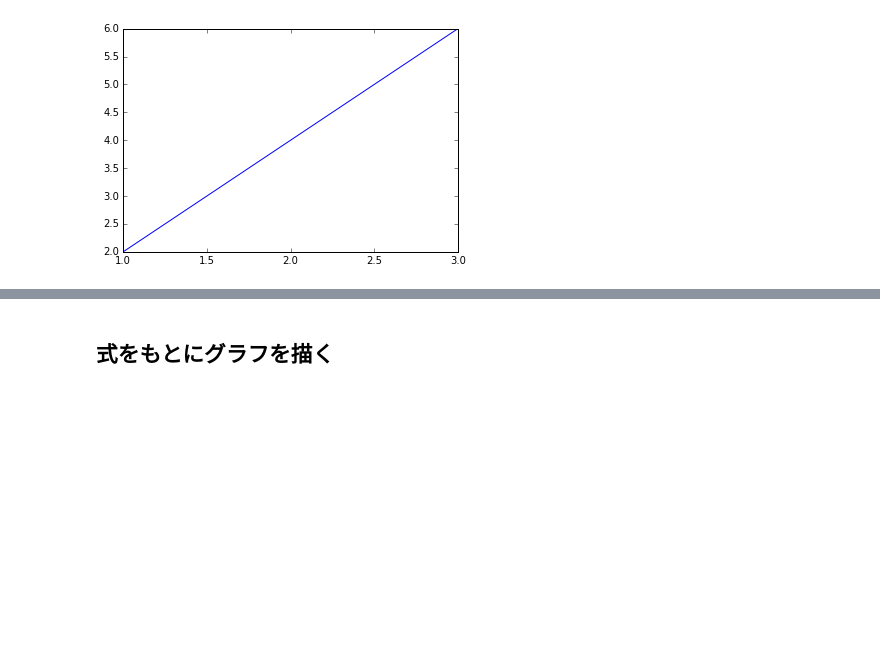
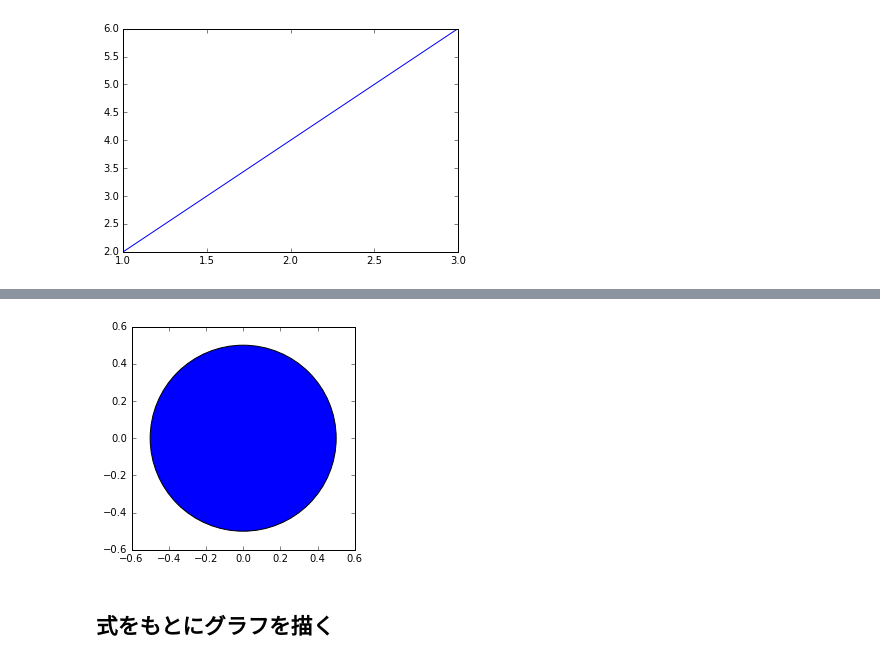
Before and after one commit to phasetr/mathcodes, a Jupyter notebook: jupyter/math_simple_graph.ipynb, the cells around one changed output, grey strips where cells are left out. Drawn from its saved outputs; the diff is of its cells as text; code cells hidden in the pictures; blank space fills up the shorter version.

```diff
--- a/jupyter/math_simple_graph.ipynb
+++ b/jupyter/math_simple_graph.ipynb
@@ -189,3 +199,21 @@ plt.show()
+# %%
+%matplotlib inline
+
+import matplotlib.pyplot as plt
+def create_circle():
+    circle = plt.Circle((0, 0), radius = 0.5)
+    return circle
+
+def show_shape(patch):
+    ax = plt.gca()
+    ax.add_patch(patch)
+    plt.axis('scaled')
+    plt.show()
+
+c = create_circle()
+show_shape(c)
+# %% [output]
+[figure, added]
 # %% [markdown]
 ## 式をもとにグラフを描く
 # %%
```
Also changed, not shown: parts of 1 cell of this notebook.
